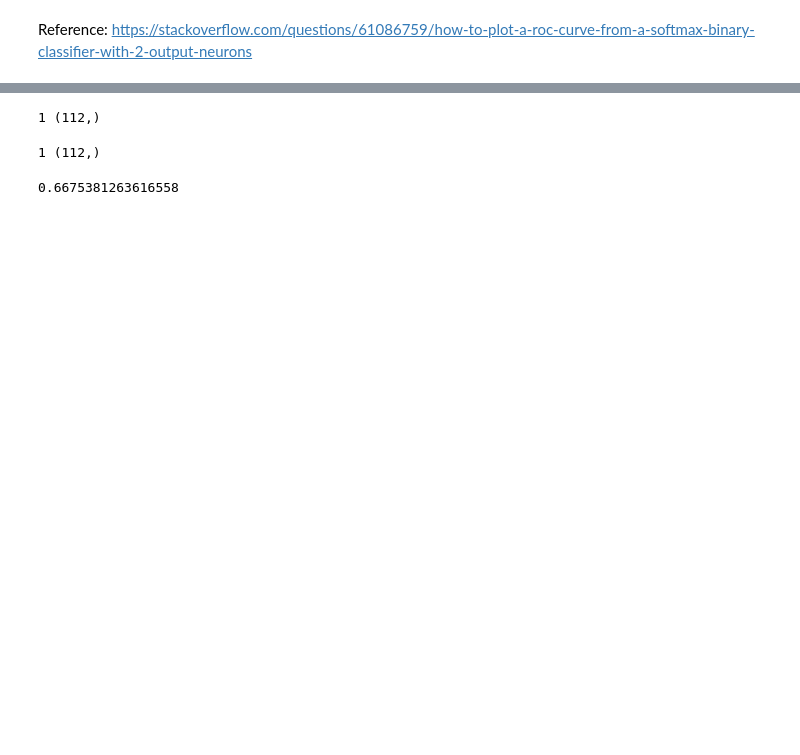
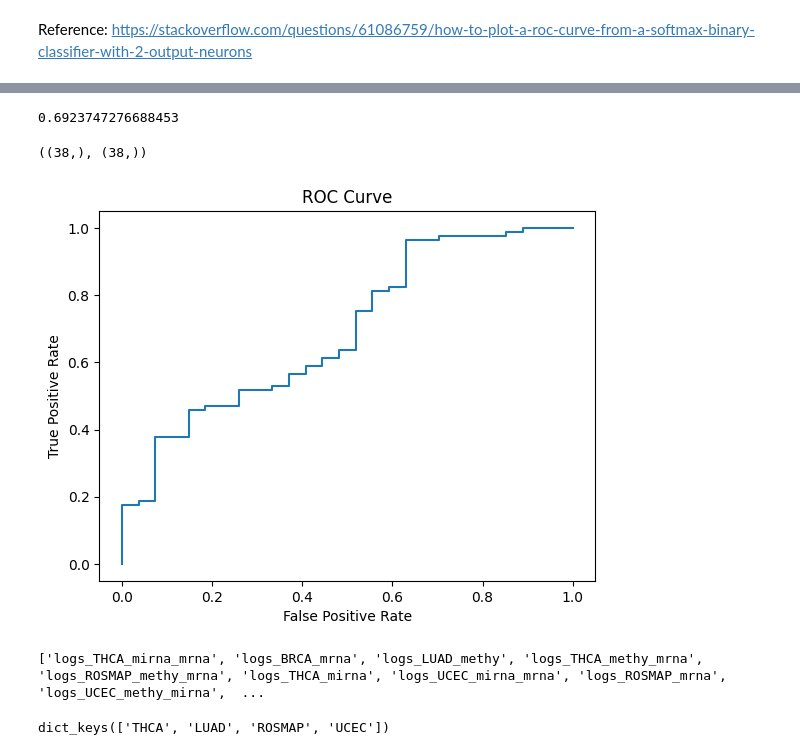
Before and after one commit to priyashdhakal/adomics, a Jupyter notebook: src/plot_roc.ipynb, the cells around one changed output, grey strips where cells are left out. Saved outputs shown, nothing was run; the diff lists cells and outputs as text; code cells hidden in the pictures; blank space fills up the shorter version.

```diff
--- a/src/plot_roc.ipynb
+++ b/src/plot_roc.ipynb
@@ -15,13 +15,3 @@ print(test_y.shape, pred_y.shape)
-# %%
-test_y = np.argmax(test_y, axis=-1) # getting the labels
-print(test_y[0], test_y.shape)
-# %% [output]
-1 (112,)
-# %%
-pred_y = np.argmax(pred_y, axis=-1) # getting the labels
-print(pred_y[0], pred_y.shape)
-# %% [output]
-1 (112,)
 # %%
 # plotting the ROC Curve
 import matplotlib.pyplot as plt
@@ -31,4 +22,22 @@ fpr, tpr, _ = roc_curve(test_y, pred_y)
 roc_auc = auc(fpr, tpr)
 print(roc_auc)
 # %% [output]
-0.6675381263616558
+0.6923747276688453
+# %%
+fpr.shape, tpr.shape
+# %% [output]
+((38,), (38,))
+# %%
+plt.plot(fpr, tpr)
+plt.xlabel('False Positive Rate')
+plt.ylabel('True Positive Rate')
+plt.title('ROC Curve')
+plt.show()  # Plot ROC Curve using predicted probabilities
+# %% [output]
+[figure, added]
+# %%
+import os
+root_dir = "logs/"
+all_dirs = os.listdir(root_dir)
+# %% [output]
+['logs_THCA_mirna_mrna', 'logs_BRCA_mrna', 'logs_LUAD_methy', 'logs_THCA_methy_mrna', 'logs_ROSMAP_methy_mrna', 'logs_THCA_mirna', 'logs_UCEC_mirna_mrna', 'logs_ROSMAP_mrna', 'logs_UCEC_methy_mirna',  ...
@@ -34,0 +62,4 @@ print(roc_auc)
+# %%
+test_y_dict.keys()
+# %% [output]
+dict_keys(['THCA', 'LUAD', 'ROSMAP', 'UCEC'])
```
Also changed, not shown: parts of 6 cells of this notebook, 1 other file.
